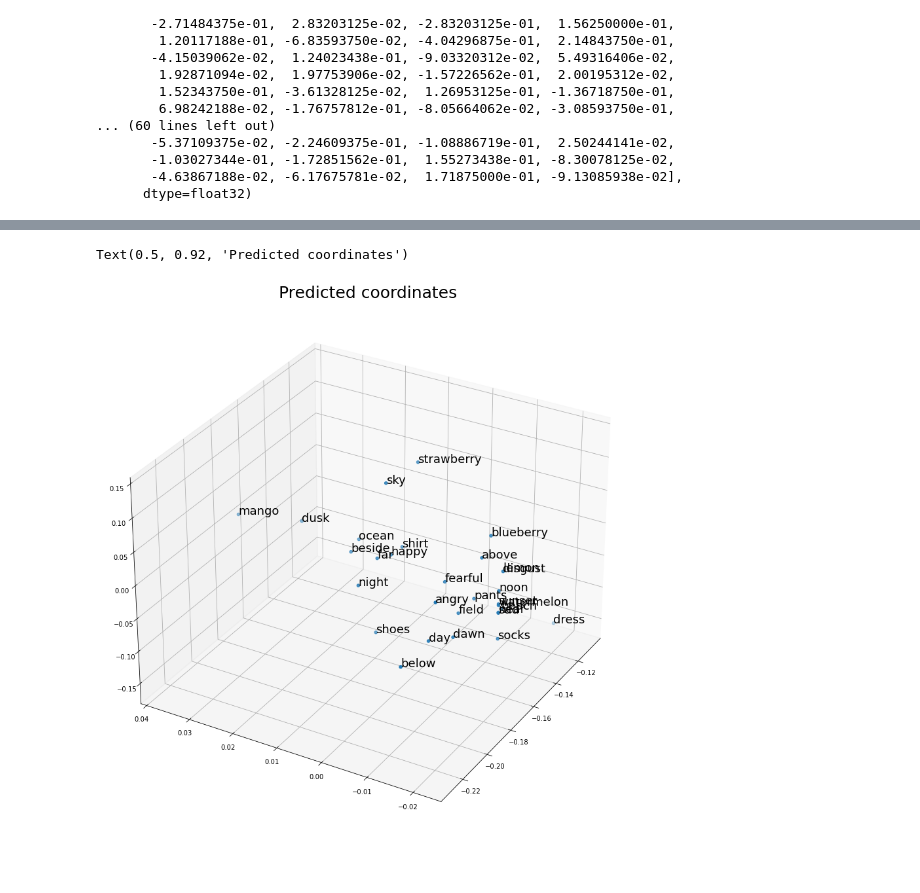
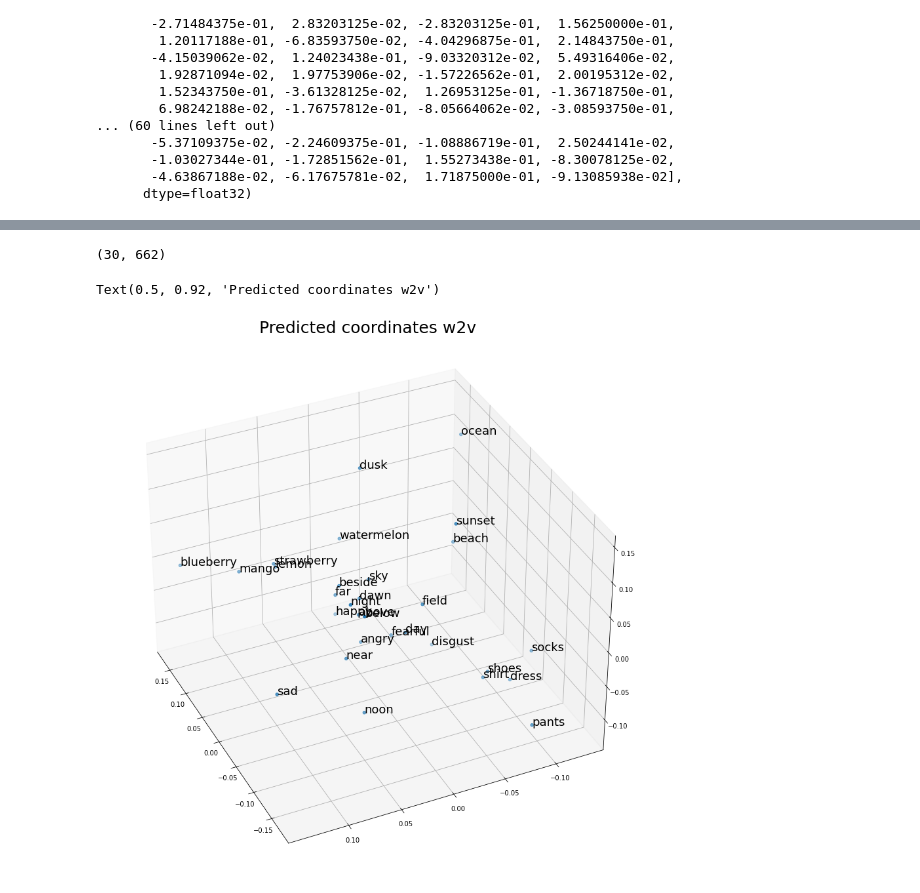
Before and after one commit to SchlossVRL/semantic_spaces, a Jupyter notebook: analysis/python/semantic_alignment.ipynb, the cells around one changed output, grey strips where cells are left out. Drawn from its saved outputs; the diff is of its cells as text; code cells hidden in the pictures.

```diff
--- a/analysis/python/semantic_alignment.ipynb
+++ b/analysis/python/semantic_alignment.ipynb
@@ -104,5 +174,5 @@ Text(0.5, 0.92, 'color-concept association space')
 # %%
-u_2, s_2, vt_2 = np.linalg.svd(w2v_df.iloc[:,1:],full_matrices=False)
-plt.bar(np.arange(len(s_2)),s_2)
+u_3, s_3, vt_3 = np.linalg.svd(fic_reps_c,full_matrices=False)
+plt.bar(np.arange(len(s_3)),s_3)
 # %% [output]
 <BarContainer object of 30 artists>
@@ -114,12 +180,13 @@ w2v_df = pd.concat([w2v_df, pd.DataFrame(u_2[:,:3], columns = ['c1','c2','c3'])]
+# %%
+fic_pc_df = pd.concat ( [pd.DataFrame({'concepts':concept_list,'c1':u_3[:,0],'c2':u_3[:,1],'c3':u_3[:,2]}), fic_reps_c],axis=1)
 # %%
 fig= plt.figure(figsize=(15,15))
-
 ax = plt.axes(projection='3d')
 ax.view_init(35, 155)
 #sns.scatterplot(x='c2',y='c3',hue='concepts',data=w2v_df,legend =False)
 
-ax.scatter3D( w2v_df['c1'], w2v_df['c2'], w2v_df['c3'])
-for i, txt in enumerate(w2v_df['concepts']):
-    ax.text(w2v_df['c1'].iloc[i],w2v_df['c2'].iloc[i]-0.05, w2v_df['c3'].iloc[i]+.05, txt, fontsize=18)
-plt.title('word2vec space', fontsize=25)
+ax.scatter3D( fic_pc_df['c1'], fic_pc_df['c2'], fic_pc_df['c3'])
+for i, txt in enumerate(fic_pc_df['concepts']):
+    ax.text(fic_pc_df['c1'].iloc[i],fic_pc_df['c2'].iloc[i], fic_pc_df['c3'].iloc[i], txt, fontsize=18)
+plt.title('fiction embedding space', fontsize=25)
 # %% [output]
@@ -151,18 +197,24 @@ reg_df = pd.concat([ratings,w2v_df.iloc[:,1:301]],axis=1)
+# %%
+reg_df.shape
+# %% [output]
+(30, 662)
 # %%
 reg_df.to_csv('../../data/reg_df.csv',index=False)
 # %%
-pred_coords = pd.read_csv('../../data/w2v_predicted_coords.csv')
+pred_coords_w2v = pd.read_csv('../../data/w2v_predicted_coords.csv')
+pred_coords_fic = pd.read_csv('../../data/fic_predicted_coords.csv')
 # %%
 fig= plt.figure(figsize=(15,15))
 
 ax = plt.axes(projection='3d')
-ax.view_init(30, 210)
+#ax.view_init(30, 210)
+ax.view_init(35, 155)
 #sns.scatterplot(x='c2',y='c3',hue='concepts',data=w2v_df,legend =False)
 
-ax.scatter3D( pred_coords['c1_pred'], pred_coords['c2_pred'], pred_coords['c3_pred'])
-for i, txt in enumerate(pred_coords['concepts']):
-    ax.text(pred_coords['c1_pred'].iloc[i],pred_coords['c2_pred'].iloc[i], pred_coords['c3_pred'].iloc[i], txt, fontsize=18)
-plt.title('Predicted coordinates', fontsize=25)
+ax.scatter3D( pred_coords_w2v['c1_pred'], pred_coords_w2v['c2_pred'], pred_coords_w2v['c3_pred'])
+for i, txt in enumerate(pred_coords_w2v['concepts']):
+    ax.text(pred_coords_w2v['c1_pred'].iloc[i],pred_coords_w2v['c2_pred'].iloc[i], pred_coords_w2v['c3_pred'].iloc[i], txt, fontsize=18)
+plt.title('Predicted coordinates w2v', fontsize=25)
 # %% [output]
-Text(0.5, 0.92, 'Predicted coordinates')
+Text(0.5, 0.92, 'Predicted coordinates w2v')
-[figure, old version]
+[figure, new version]
```
Also changed, not shown: parts of 40 cells of this notebook, 10 other files.
